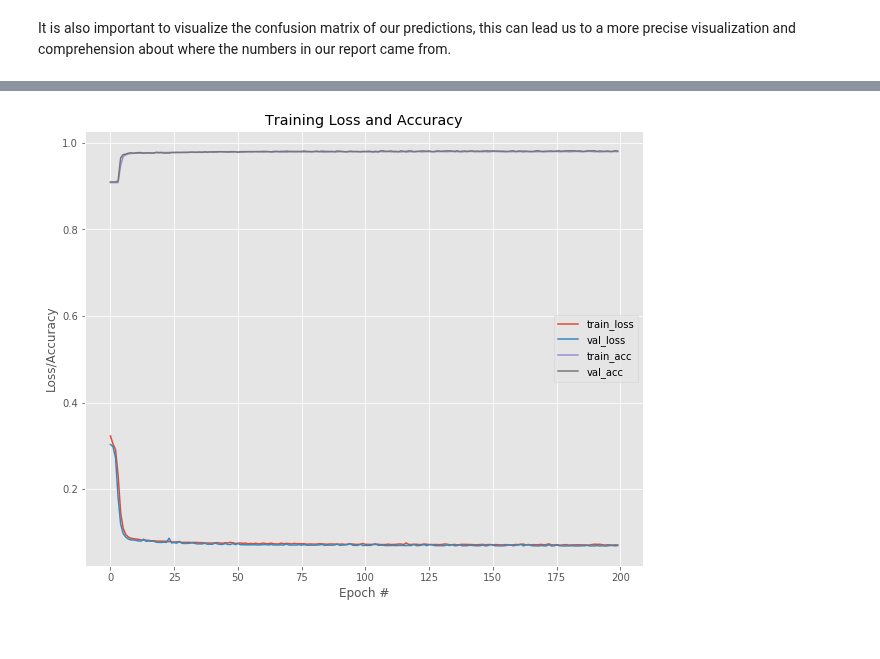
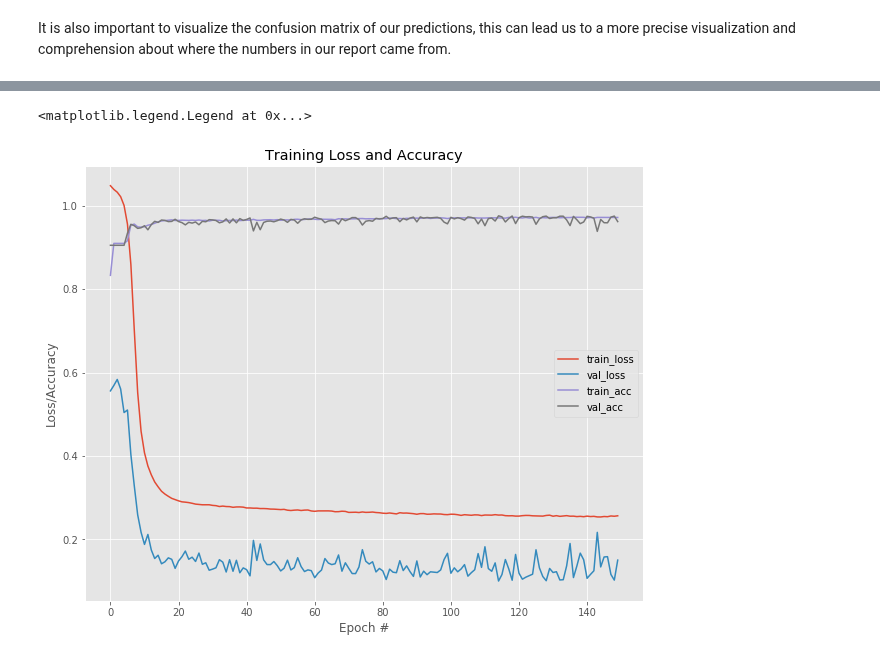
Before and after one commit to alexandrehsd/predicting-pulsar-stars, a Jupyter notebook: predicting_pulsar_stars.ipynb, the cells around one changed output, grey strips where cells are left out. Drawn from its saved outputs; the diff is of its cells as text; code cells hidden in the pictures.

```diff
--- a/predicting_pulsar_stars.ipynb
+++ b/predicting_pulsar_stars.ipynb
@@ -130,9 +127,11 @@ sgd = SGD(0.12, momentum = 0.9)
 model.compile(loss='binary_crossentropy', optimizer=sgd,
     metrics=["accuracy"])
 
-#class_weight = {0 : 1., 1 : 7.}
+class_weight = {0 : 1., 1 : 7.}
 
 H = model.fit(trainX, trainY, validation_data=(testX, testY),
-              batch_size=128, epochs=200, verbose=2)
+              batch_size=128, epochs=150, class_weight=class_weight, verbose=2)
+
+scores = model.evaluate(testX, testY, verbose = 0)
 # %% [output]
 Train on 13423 samples, validate on 4475 samples
@@ -200,15 +212,16 @@ plt.savefig('confusion_matrix.png')
 # %%
 # Plotting the curve Epoch vs. Loss/Accuracy
 plt.style.use("ggplot")
 plt.figure(figsize=(10,8))
-plt.plot(np.arange(0, 200), H.history["loss"], label="train_loss")
-plt.plot(np.arange(0, 200), H.history["val_loss"], label="val_loss")
-plt.plot(np.arange(0, 200), H.history["acc"], label="train_acc")
-plt.plot(np.arange(0, 200), H.history["val_acc"], label="val_acc")
+plt.plot(np.arange(0, 150), H.history["loss"], label="train_loss")
+plt.plot(np.arange(0, 150), H.history["val_loss"], label="val_loss")
+plt.plot(np.arange(0, 150), H.history["acc"], label="train_acc")
+plt.plot(np.arange(0, 150), H.history["val_acc"], label="val_acc")
 plt.title("Training Loss and Accuracy")
 plt.xlabel("Epoch #")
 plt.ylabel("Loss/Accuracy")
 plt.legend()
-plt.savefig('plot.png')
+#plt.savefig('plot_wcw.png')
 # %% [output]
+<matplotlib.legend.Legend at 0x...>
-[figure, old version]
+[figure, new version]
```
Also changed, not shown: parts of 7 cells of this notebook.
